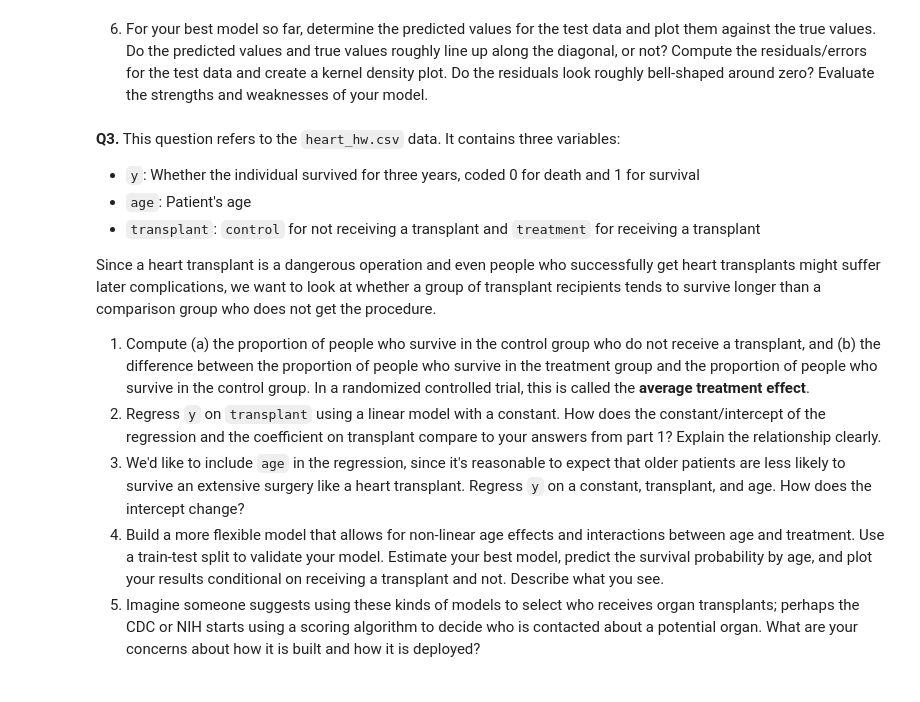
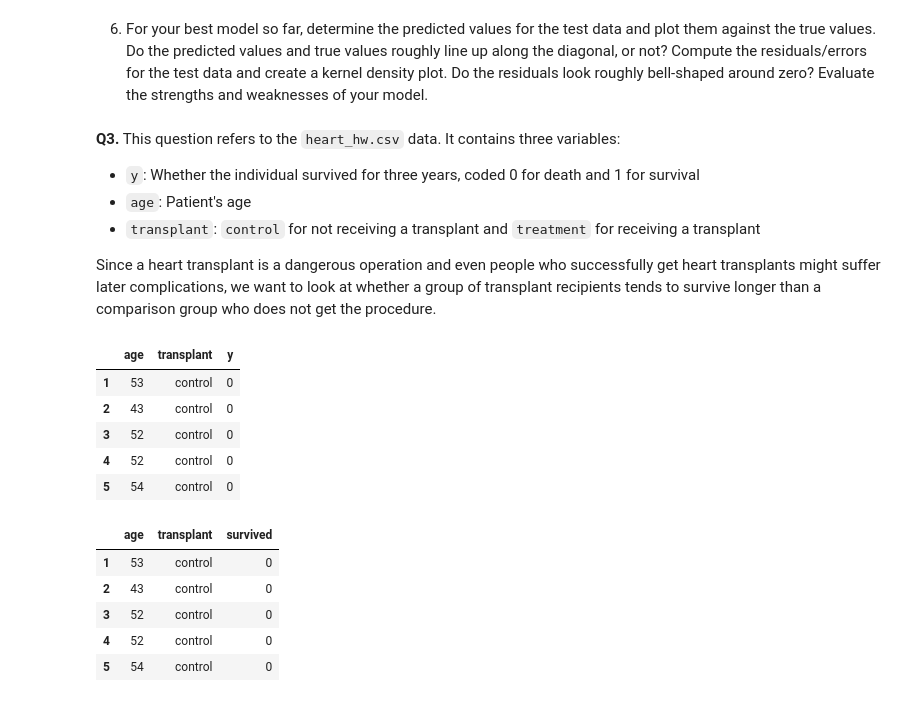
Before and after one commit to xec9cp/linear_models_assignment, a Jupyter notebook: assignment.ipynb, the cells around one changed output. Saved outputs shown, nothing was run; the diff lists cells and outputs as text; code cells hidden in the pictures.

Commit message:
Created using Colab, finished Q1

```diff
--- a/assignment.ipynb
+++ b/assignment.ipynb
@@ -123,9 +131,3 @@ data.head()
   - `transplant`: `control` for not receiving a transplant and `treatment` for receiving a transplant
 
 Since a heart transplant is a dangerous operation and even people who successfully get heart transplants might suffer later complications, we want to look at whether a group of transplant recipients tends to survive longer than a comparison group who does not get the procedure.
-
-1. Compute (a) the proportion of people who survive in the control group who do not receive a transplant, and (b) the difference between the proportion of people who survive in the treatment group and the proportion of people who survive in the control group. In a randomized controlled trial, this is called the **average treatment effect**.
-2. Regress `y` on `transplant` using a linear model with a constant. How does the constant/intercept of the regression and the coefficient on transplant compare to your answers from part 1? Explain the relationship clearly.
-3. We'd like to include `age` in the regression, since it's reasonable to expect that older patients are less likely to survive an extensive surgery like a heart transplant. Regress `y` on a constant, transplant, and age. How does the intercept change?
-4. Build a more flexible model that allows for non-linear age effects and interactions between age and treatment. Use a train-test split to validate your model. Estimate your best model, predict the survival probability by age, and plot your results conditional on receiving a transplant and not. Describe what you see.
-5. Imagine someone suggests using these kinds of models to select who receives organ transplants; perhaps the CDC or NIH starts using a scoring algorithm to decide who is contacted about a potential organ. What are your concerns about how it is built and how it is deployed?
@@ -131,0 +139,20 @@ Since a heart transplant is a dangerous operation and even people who successful
+# %%
+df = pd.read_csv("https://raw.githubusercontent.com/xec9cp/linear_models_assignment/refs/heads/main/data/heart_hw.csv", index_col=0)
+df.head()
+# %% [output]
+|  | age | transplant | y |
+| 1 | 53 | control | 0 |
+| 2 | 43 | control | 0 |
+| 3 | 52 | control | 0 |
+| 4 | 52 | control | 0 |
+| 5 | 54 | control | 0 |
+# %%
+df = df.rename(columns={"y":"survived"})
+df.head()
+# %% [output]
+|  | age | transplant | survived |
+| 1 | 53 | control | 0 |
+| 2 | 43 | control | 0 |
+| 3 | 52 | control | 0 |
+| 4 | 52 | control | 0 |
+| 5 | 54 | control | 0 |
```
Also changed, not shown: parts of 11 cells of this notebook.
